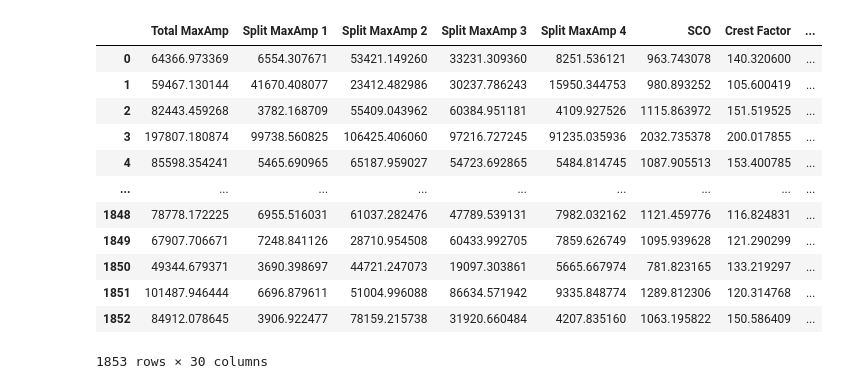
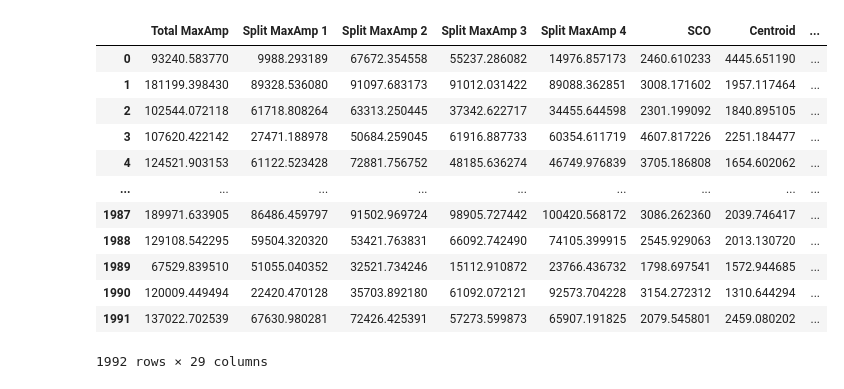
Before and after one commit to Waclaw-Nietzsche/Diploma, a Jupyter notebook: Classifier/BibaryClassifier_Test.ipynb, the cells around one changed output. Drawn from its saved outputs; the diff is of its cells as text; code cells hidden in the pictures.

```diff
--- a/Classifier/BibaryClassifier_Test.ipynb
+++ b/Classifier/BibaryClassifier_Test.ipynb
@@ -17,21 +19,24 @@ signalDataFrame = sigp.extract_data(signalPath)
 #rng = range(0, int((len(list(signalDataFrame))-1)/2)+1)
 #new_cols = ['type_' + str(i) for i in rng] + ['expt_' + str(i) for i in rng]
 #signalDataFrame.columns = new_cols[:len(list(signalDataFrame))]
-signalDataFrame
+signalDataFrame.to_csv("20200226.csv", sep='\t', encoding='utf-8', index=False)
-# %% [output]
-|  | Total MaxAmp | Split MaxAmp 1 | Split MaxAmp 2 | Split MaxAmp 3 | Split MaxAmp 4 | SCO | Crest Factor | ... |
-| 0 | 64366.973369 | 6554.307671 | 53421.149260 | 33231.309360 | 8251.536121 | 963.743078 | 140.320600 | ... |
-| 1 | 59467.130144 | 41670.408077 | 23412.482986 | 30237.786243 | 15950.344753 | 980.893252 | 105.600419 | ... |
-| 2 | 82443.459268 | 3782.168709 | 55409.043962 | 60384.951181 | 4109.927526 | 1115.863972 | 151.519525 | ... |
-| 3 | 197807.180874 | 99738.560825 | 106425.406060 | 97216.727245 | 91235.035936 | 2032.735378 | 200.017855 | ... |
-| 4 | 85598.354241 | 5465.690965 | 65187.959027 | 54723.692865 | 5484.814745 | 1087.905513 | 153.400785 | ... |
-| ... | ... | ... | ... | ... | ... | ... | ... | ... |
-| 1848 | 78778.172225 | 6955.516031 | 61037.282476 | 47789.539131 | 7982.032162 | 1121.459776 | 116.824831 | ... |
-| 1849 | 67907.706671 | 7248.841126 | 28710.954508 | 60433.992705 | 7859.626749 | 1095.939628 | 121.290299 | ... |
-| 1850 | 49344.679371 | 3690.398697 | 44721.247073 | 19097.303861 | 5665.667974 | 781.823165 | 133.219297 | ... |
-| 1851 | 101487.946444 | 6696.879611 | 51004.996088 | 86634.571942 | 9335.848774 | 1289.812306 | 120.314768 | ... |
-| 1852 | 84912.078645 | 3906.922477 | 78159.215738 | 31920.660484 | 4207.835160 | 1063.195822 | 150.586409 | ... |
-1853 rows × 30 columns
+# %%
+signalDataFrame = pd.read_csv('/home/vaclav/Desktop/Diploma/Notebooks/Classifier/DataBaseCsv/20200214.csv', sep='\t')
+signalDataFrame
+# %% [output]
+|  | Total MaxAmp | Split MaxAmp 1 | Split MaxAmp 2 | Split MaxAmp 3 | Split MaxAmp 4 | SCO | Centroid | ... |
+| 0 | 93240.583770 | 9988.293189 | 67672.354558 | 55237.286082 | 14976.857173 | 2460.610233 | 4445.651190 | ... |
+| 1 | 181199.398430 | 89328.536080 | 91097.683173 | 91012.031422 | 89088.362851 | 3008.171602 | 1957.117464 | ... |
+| 2 | 102544.072118 | 61718.808264 | 63313.250445 | 37342.622717 | 34455.644598 | 2301.199092 | 1840.895105 | ... |
+| 3 | 107620.422142 | 27471.188978 | 50684.259045 | 61916.887733 | 60354.611719 | 4607.817226 | 2251.184477 | ... |
+| 4 | 124521.903153 | 61122.523428 | 72881.756752 | 48185.636274 | 46749.976839 | 3705.186808 | 1654.602062 | ... |
+| ... | ... | ... | ... | ... | ... | ... | ... | ... |
+| 1987 | 189971.633905 | 86486.459797 | 91502.969724 | 98905.727442 | 100420.568172 | 3086.262360 | 2039.746417 | ... |
+| 1988 | 129108.542295 | 59504.320320 | 53421.763831 | 66092.742490 | 74105.399915 | 2545.929063 | 2013.130720 | ... |
+| 1989 | 67529.839510 | 51055.040352 | 32521.734246 | 15112.910872 | 23766.436732 | 1798.697541 | 1572.944685 | ... |
+| 1990 | 120009.449494 | 22420.470128 | 35703.892180 | 61092.072121 | 92573.704228 | 3154.272312 | 1310.644294 | ... |
+| 1991 | 137022.702539 | 67630.980281 | 72426.425391 | 57273.599873 | 65907.191825 | 2079.545801 | 2459.080202 | ... |
+1992 rows × 29 columns
 # %%
 # Load the model from disk
 loaded_model = pickle.load(open(classifierPath, 'rb'))
```
Also changed, not shown: parts of 6 cells of this notebook, 22 other files.
